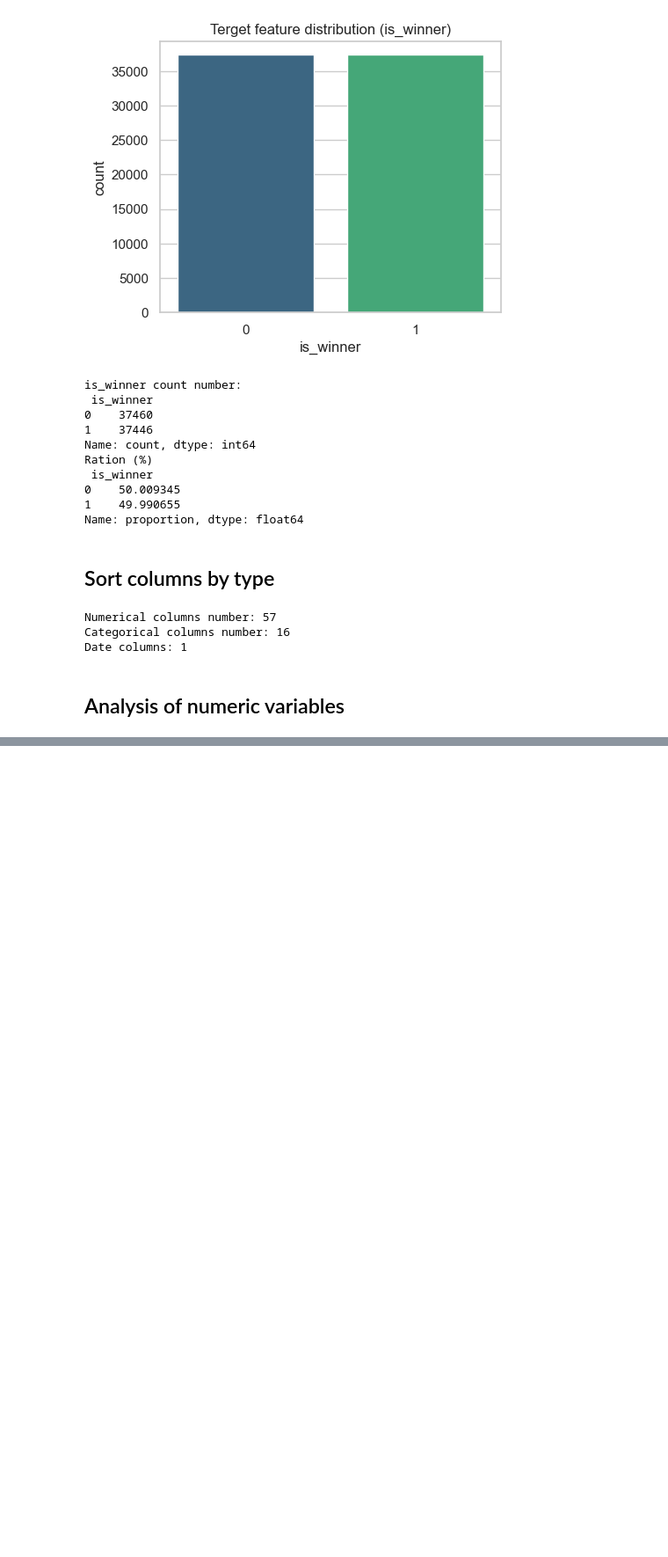
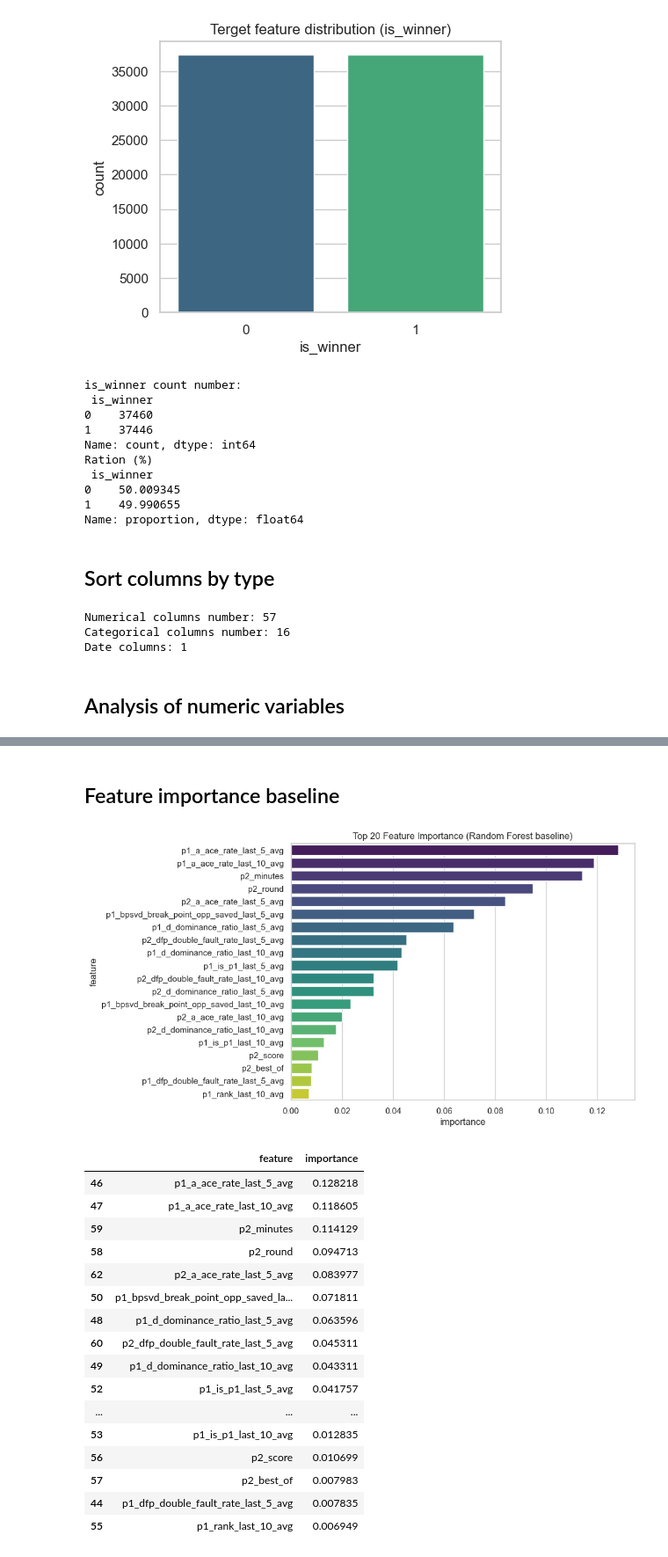
Before and after one commit to DanielSzakacs/PR2_DE_Tennis_Players, a Jupyter notebook: notebooks/03_EDA.ipynb, the cells around one changed output, grey strips where cells are left out. Shown at 88% size. Cells and saved outputs as stored; diff of their text form; code cells hidden in the pictures; blank space fills up the shorter version.

```diff
--- a/notebooks/03_EDA.ipynb
+++ b/notebooks/03_EDA.ipynb
@@ -240,0 +260,66 @@ is_winner
+# %% [markdown]
+## Feature importance baseline
+# %%
+from sklearn.ensemble import RandomForestClassifier
+from sklearn.model_selection import train_test_split
+from sklearn.preprocessing import LabelEncoder
+
+# Másolat a df-ből
+data = df.copy()
+
+# Kategóriás változók label encoding (egyszerű kódolás baseline-hoz)
+label_encoders = {}
+for col in categorical_cols:
+    le = LabelEncoder()
+    data[col] = le.fit_transform(data[col].astype(str))
+    label_encoders[col] = le
+
+# X, y szétválasztása
+X = data.drop(columns=['is_winner', "tourney_date"])
+y = data['is_winner']
+
+# Train-test split
+X_train, X_test, y_train, y_test = train_test_split(
+    X, y, test_size=0.2, random_state=42, stratify=y
+)
+
+# Random Forest modell tanítása
+rf = RandomForestClassifier(
+    n_estimators=200,
+    random_state=42,
+    n_jobs=-1
+)
+rf.fit(X_train, y_train)
+
+# Feature importance kinyerése
+importances = pd.DataFrame({
+    'feature': X_train.columns,
+    'importance': rf.feature_importances_
+}).sort_values(by='importance', ascending=False)
+
+# Top 20 kirajzolása
+plt.figure(figsize=(8,6))
+sns.barplot(x='importance', y='feature', data=importances.head(20), palette='viridis')
+plt.title('Top 20 Feature Importance (Random Forest baseline)')
+plt.show()
+
+importances.head(20)
+# %% [output]
+[figure, added]
+|  | feature | importance |
+| 46 | p1_a_ace_rate_last_5_avg | 0.128218 |
+| 47 | p1_a_ace_rate_last_10_avg | 0.118605 |
+| 59 | p2_minutes | 0.114129 |
+| 58 | p2_round | 0.094713 |
+| 62 | p2_a_ace_rate_last_5_avg | 0.083977 |
+| 50 | p1_bpsvd_break_point_opp_saved_la... | 0.071811 |
+| 48 | p1_d_dominance_ratio_last_5_avg | 0.063596 |
+| 60 | p2_dfp_double_fault_rate_last_5_avg | 0.045311 |
+| 49 | p1_d_dominance_ratio_last_10_avg | 0.043311 |
+| 52 | p1_is_p1_last_5_avg | 0.041757 |
+| ... | ... | ... |
+| 53 | p1_is_p1_last_10_avg | 0.012835 |
+| 56 | p2_score | 0.010699 |
+| 57 | p2_best_of | 0.007983 |
+| 44 | p1_dfp_double_fault_rate_last_5_avg | 0.007835 |
+| 55 | p1_rank_last_10_avg | 0.006949 |
```
Also changed, not shown: parts of 17 cells of this notebook.
